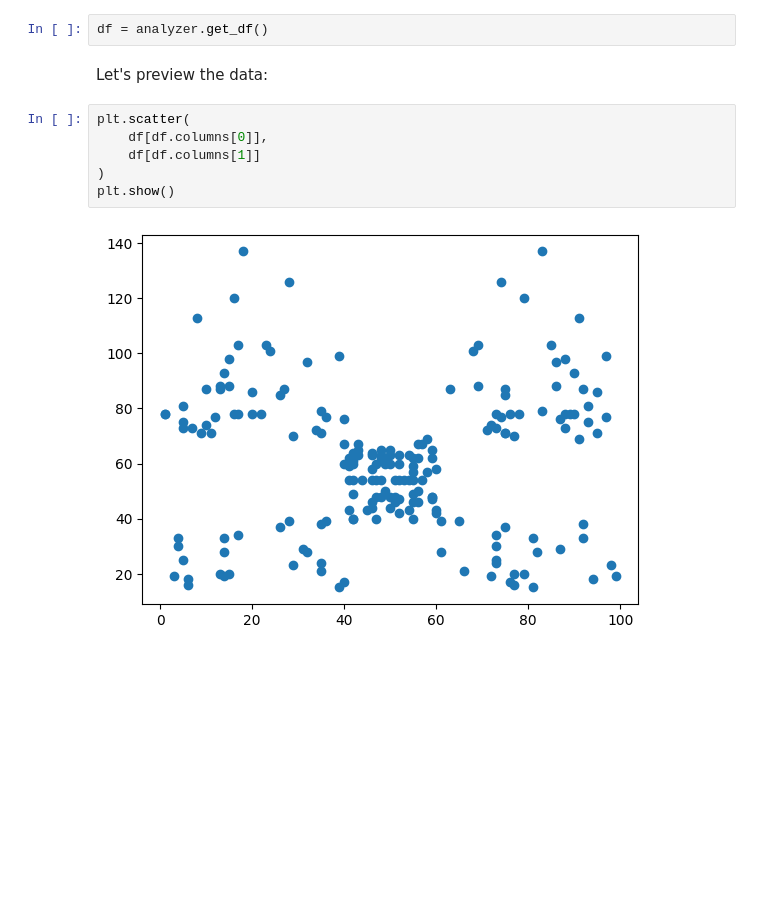
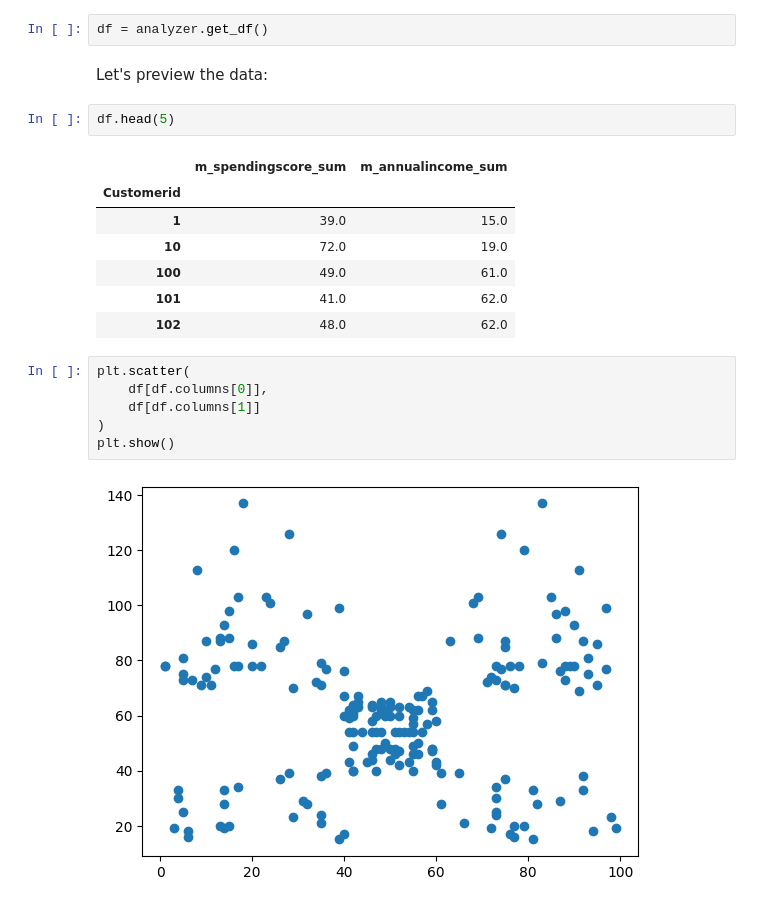
Before and after one commit to xMort/gdc-jupyter, a Jupyter notebook: templates/cluster.ipynb, the cells around one changed output. Cells and saved outputs as stored; diff of their text form; blank space fills up the shorter version.

```diff
--- a/templates/cluster.ipynb
+++ b/templates/cluster.ipynb
@@ -8,6 +8,16 @@ First fetch the dataframe from the server.
 df = analyzer.get_df()
 # %% [markdown]
 Let's preview the data:
+# %%
+df.head(5)
+# %% [output]
+|  | m_spendingscore_sum | m_annualincome_sum |
+| Customerid |  |  |
+| 1 | 39.0 | 15.0 |
+| 10 | 72.0 | 19.0 |
+| 100 | 49.0 | 61.0 |
+| 101 | 41.0 | 62.0 |
+| 102 | 48.0 | 62.0 |
 # %%
 plt.scatter(
     df[df.columns[0]],
```
Also changed, not shown: parts of 1 cell of this notebook, 2 other files.
